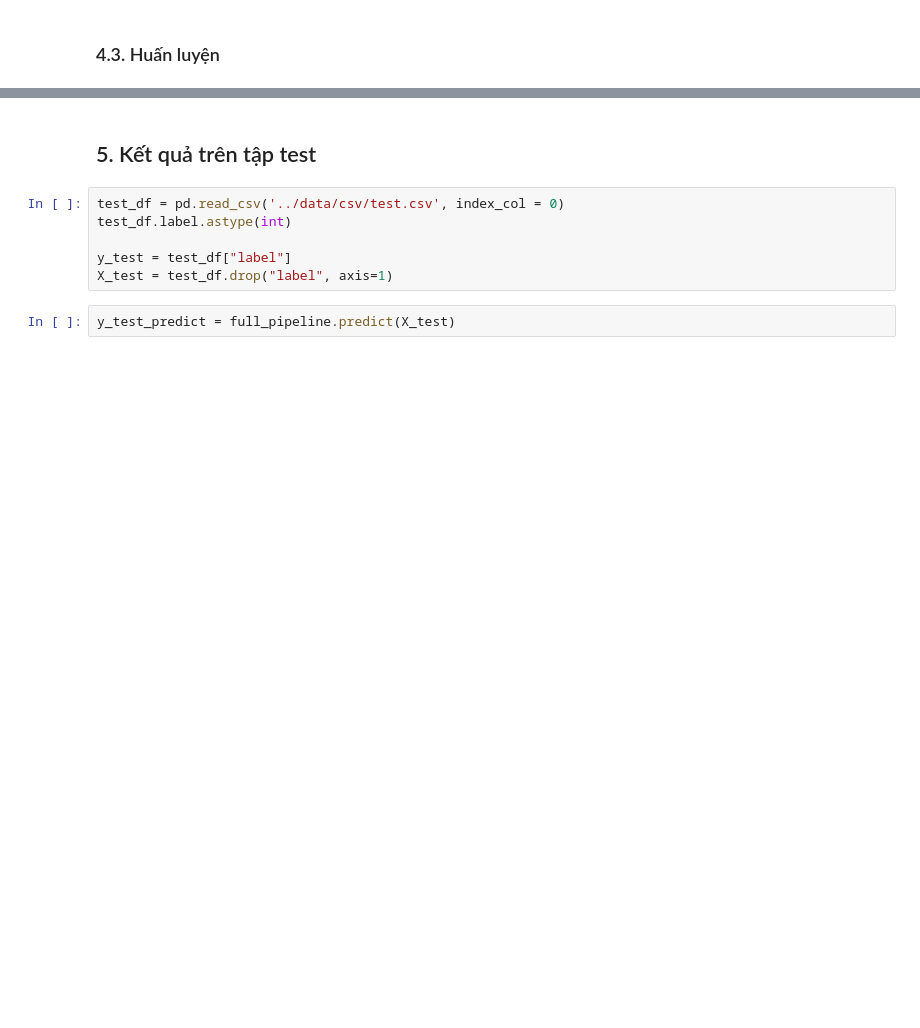
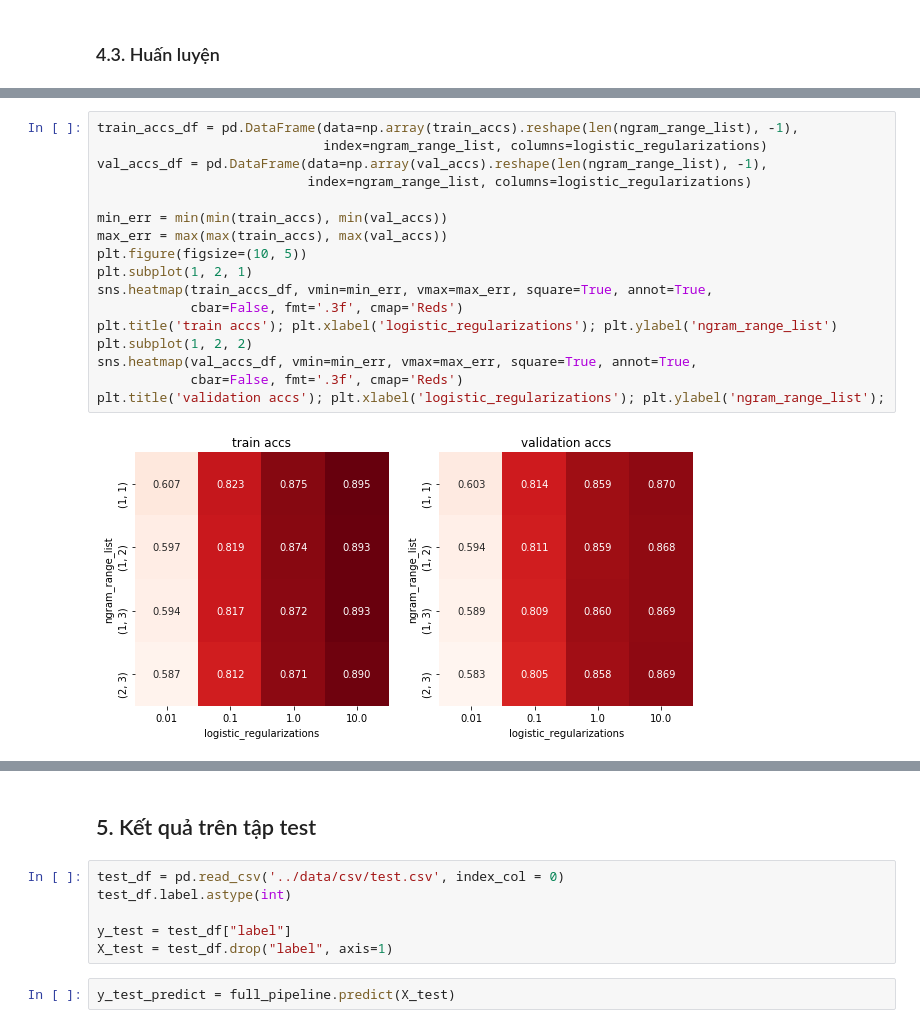
Before and after one commit to tuandoan998/DS_Final_Project, a Jupyter notebook: scripts/pipe_line.ipynb, the cells around one changed output, grey strips where cells are left out. Cells and saved outputs as stored; diff of their text form; blank space fills up the shorter version.

```diff
--- a/scripts/pipe_line.ipynb
+++ b/scripts/pipe_line.ipynb
@@ -428,0 +489,19 @@ Average accuracy on validation: 0.8612559036285514
+# %%
+train_accs_df = pd.DataFrame(data=np.array(train_accs).reshape(len(ngram_range_list), -1),
+                             index=ngram_range_list, columns=logistic_regularizations)
+val_accs_df = pd.DataFrame(data=np.array(val_accs).reshape(len(ngram_range_list), -1),
+                           index=ngram_range_list, columns=logistic_regularizations)
+
+min_err = min(min(train_accs), min(val_accs))
+max_err = max(max(train_accs), max(val_accs))
+plt.figure(figsize=(10, 5))
+plt.subplot(1, 2, 1)
+sns.heatmap(train_accs_df, vmin=min_err, vmax=max_err, square=True, annot=True,
+            cbar=False, fmt='.3f', cmap='Reds')
+plt.title('train accs'); plt.xlabel('logistic_regularizations'); plt.ylabel('ngram_range_list')
+plt.subplot(1, 2, 2)
+sns.heatmap(val_accs_df, vmin=min_err, vmax=max_err, square=True, annot=True,
+            cbar=False, fmt='.3f', cmap='Reds')
+plt.title('validation accs'); plt.xlabel('logistic_regularizations'); plt.ylabel('ngram_range_list');
+# %% [output]
+[figure, added]
```
Also changed, not shown: parts of 14 cells of this notebook.
